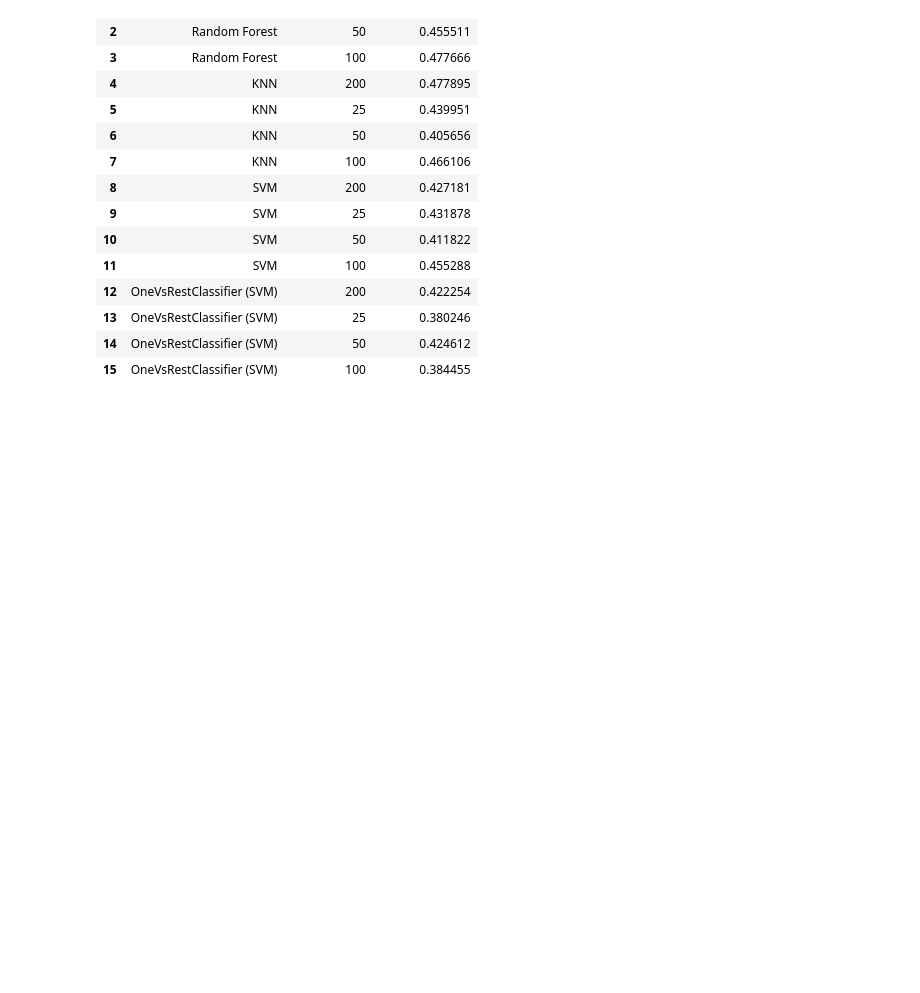
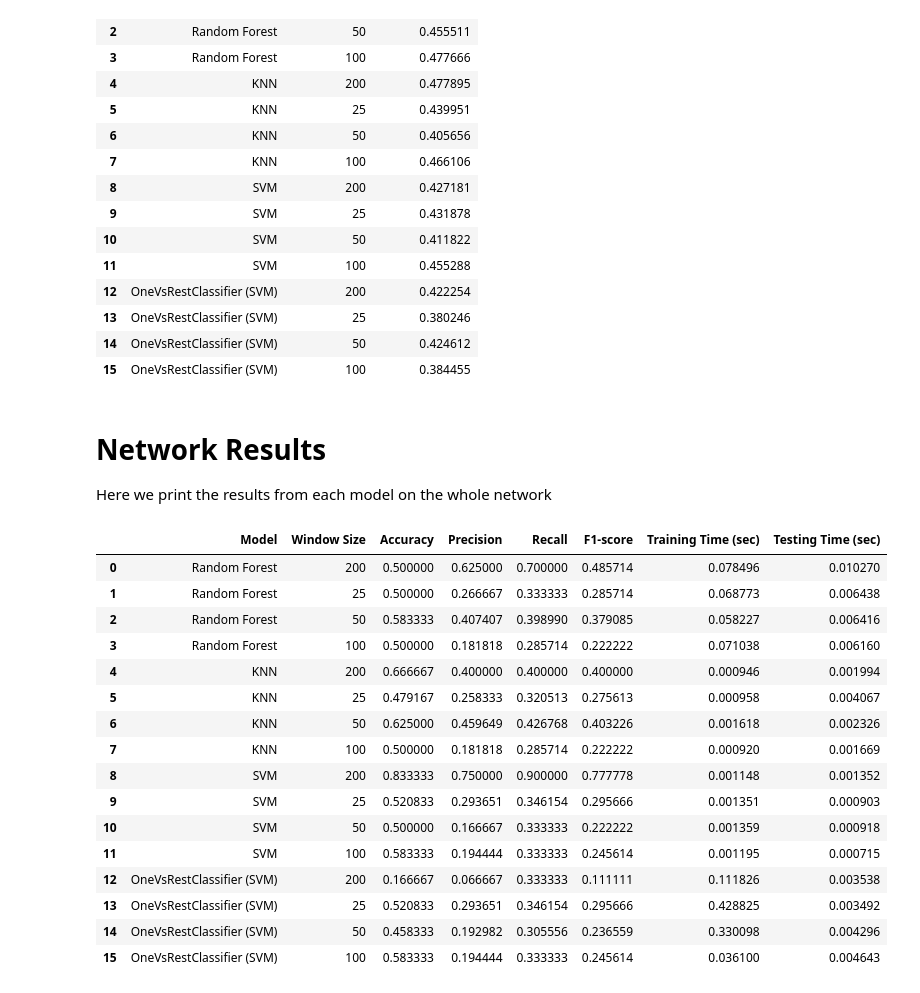
Before and after one commit to ichatz/iot-netprofiler, a Jupyter notebook: cooja3-9nodes/3 Classes Classification.ipynb, the cells around one changed output. Cells and saved outputs as stored; diff of their text form; code cells hidden in the pictures; blank space fills up the shorter version.

Commit message:
network classification

```diff
--- a/cooja3-9nodes/3 Classes Classification.ipynb
+++ b/cooja3-9nodes/3 Classes Classification.ipynb
@@ -121,0 +145,4 @@ Computing trace 100
+# %%
+net_results = pd.concat([net_results,
+                     trace_classification.random_forest_classification(network_stats, net_features_to_drop)
+                    ])
@@ -151,0 +197,4 @@ Computing trace 100
+# %%
+net_results = pd.concat([net_results,
+                     trace_classification.k_nearest_neighbor_classification(network_stats, net_features_to_drop)
+                    ])
@@ -175,0 +243,4 @@ Computing trace 100
+# %%
+net_results = pd.concat([net_results,
+                     trace_classification.support_vector_machines_classification(network_stats, net_features_to_drop, kernel='rbf')
+                    ])
@@ -199,0 +288,4 @@ Computing trace 100
+# %%
+net_results = pd.concat([net_results,
+                     trace_classification.ensalble_svm_classification(network_stats, net_features_to_drop)
+                    ])
@@ -244,3 +352,26 @@ cv_results.reset_index(drop=True)
 | 13 | OneVsRestClassifier (SVM) | 25 | 0.380246 |
 | 14 | OneVsRestClassifier (SVM) | 50 | 0.424612 |
 | 15 | OneVsRestClassifier (SVM) | 100 | 0.384455 |
+# %% [markdown]
+# Network Results
+Here we print the results from each model on the whole network
+# %%
+net_results.reset_index(drop=True)
+# %% [output]
+|  | Model | Window Size | Accuracy | Precision | Recall | F1-score | Training Time (sec) | Testing Time (sec) |
+| 0 | Random Forest | 200 | 0.500000 | 0.625000 | 0.700000 | 0.485714 | 0.078496 | 0.010270 |
+| 1 | Random Forest | 25 | 0.500000 | 0.266667 | 0.333333 | 0.285714 | 0.068773 | 0.006438 |
+| 2 | Random Forest | 50 | 0.583333 | 0.407407 | 0.398990 | 0.379085 | 0.058227 | 0.006416 |
+| 3 | Random Forest | 100 | 0.500000 | 0.181818 | 0.285714 | 0.222222 | 0.071038 | 0.006160 |
+| 4 | KNN | 200 | 0.666667 | 0.400000 | 0.400000 | 0.400000 | 0.000946 | 0.001994 |
+| 5 | KNN | 25 | 0.479167 | 0.258333 | 0.320513 | 0.275613 | 0.000958 | 0.004067 |
+| 6 | KNN | 50 | 0.625000 | 0.459649 | 0.426768 | 0.403226 | 0.001618 | 0.002326 |
+| 7 | KNN | 100 | 0.500000 | 0.181818 | 0.285714 | 0.222222 | 0.000920 | 0.001669 |
+| 8 | SVM | 200 | 0.833333 | 0.750000 | 0.900000 | 0.777778 | 0.001148 | 0.001352 |
+| 9 | SVM | 25 | 0.520833 | 0.293651 | 0.346154 | 0.295666 | 0.001351 | 0.000903 |
+| 10 | SVM | 50 | 0.500000 | 0.166667 | 0.333333 | 0.222222 | 0.001359 | 0.000918 |
+| 11 | SVM | 100 | 0.583333 | 0.194444 | 0.333333 | 0.245614 | 0.001195 | 0.000715 |
+| 12 | OneVsRestClassifier (SVM) | 200 | 0.166667 | 0.066667 | 0.333333 | 0.111111 | 0.111826 | 0.003538 |
+| 13 | OneVsRestClassifier (SVM) | 25 | 0.520833 | 0.293651 | 0.346154 | 0.295666 | 0.428825 | 0.003492 |
+| 14 | OneVsRestClassifier (SVM) | 50 | 0.458333 | 0.192982 | 0.305556 | 0.236559 | 0.330098 | 0.004296 |
+| 15 | OneVsRestClassifier (SVM) | 100 | 0.583333 | 0.194444 | 0.333333 | 0.245614 | 0.036100 | 0.004643 |
```
Also changed, not shown: parts of 24 cells of this notebook, 4 other files.
